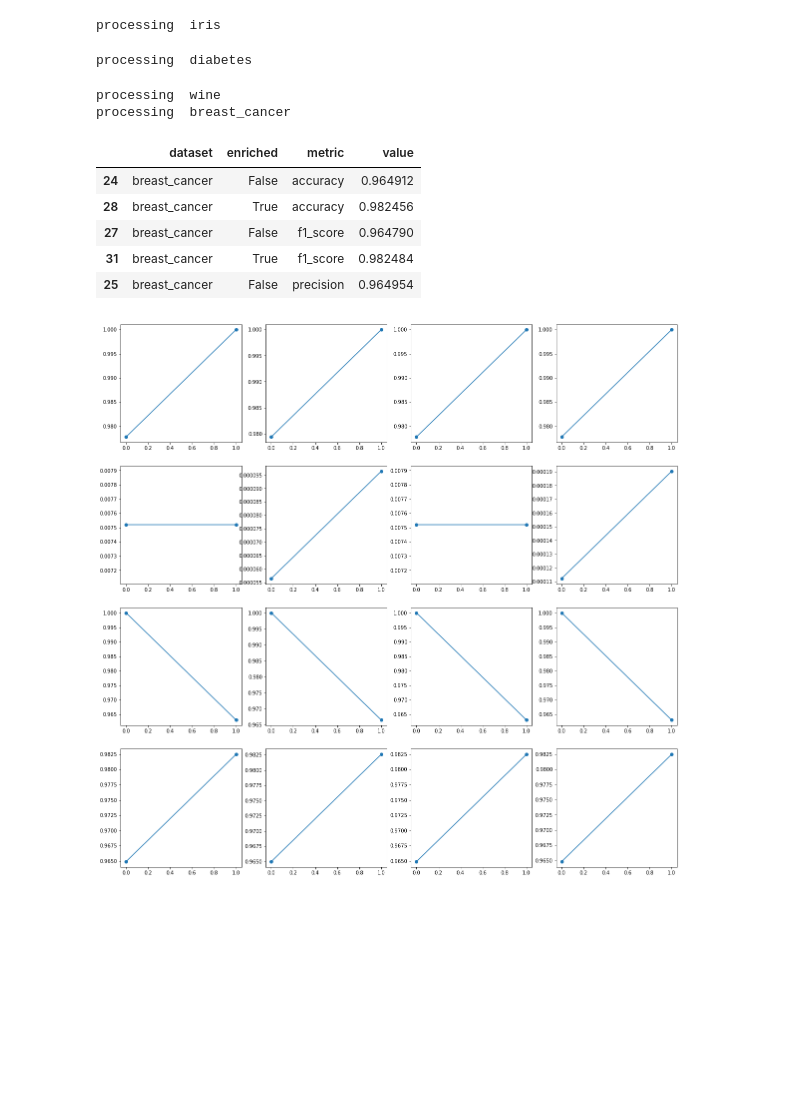
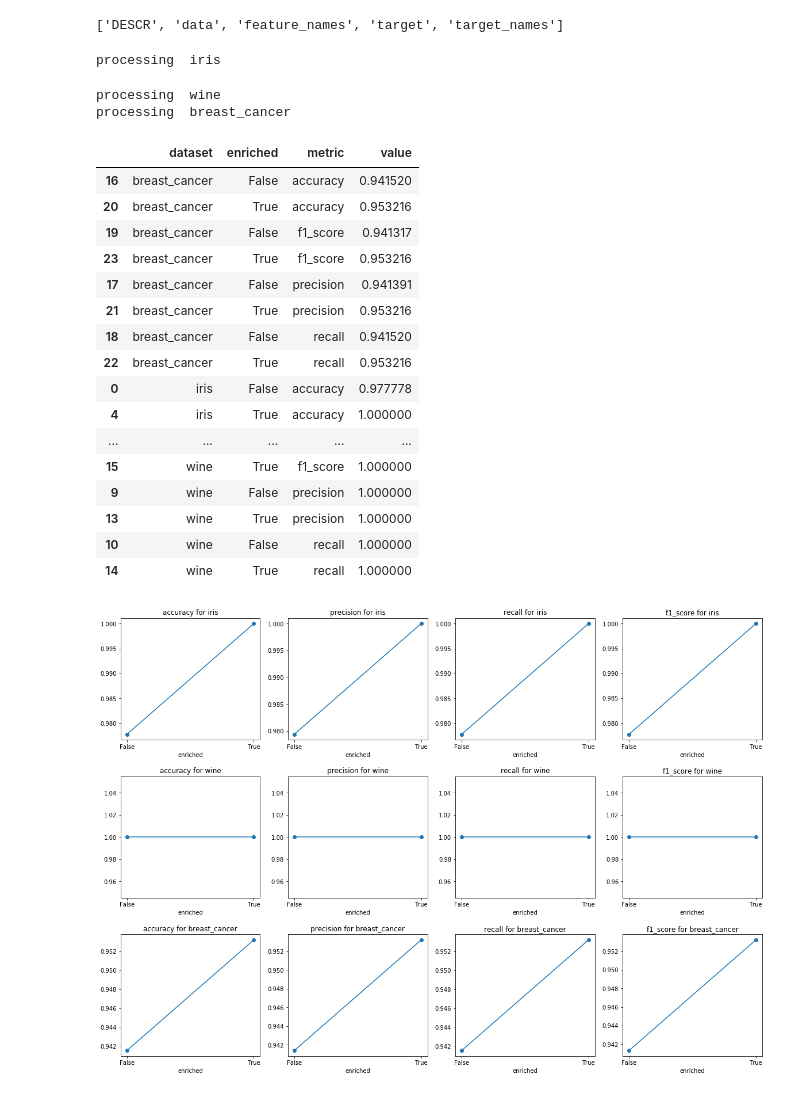
Before and after one commit to rossrco/experiments, a Jupyter notebook: machine_learning_combinatorics/feature_engineer_testing.ipynb, the cells around one changed output. Cells and saved outputs as stored; diff of their text form; code cells hidden in the pictures; blank space fills up the shorter version.

```diff
--- a/machine_learning_combinatorics/feature_engineer_testing.ipynb
+++ b/machine_learning_combinatorics/feature_engineer_testing.ipynb
@@ -47,8 +32,8 @@ def display_metrics(y_test, y_pred):
     print('F1 score: {:.2f}'.format(f1_score(y_test, y_pred, average = 'weighted')))
 
 def train_and_predict(model, X_train, X_test, y_train):
-    logistic_clf.fit(X_train, y_train)
-    y_pred = logistic_clf.predict(X_test)
+    model.fit(X_train, y_train)
+    y_pred = model.predict(X_test)
     return y_pred
 
 def append_metric_results(df, metrics, y_test, y_pred, dataset_name, enriched_flag, columns):
@@ -61,16 +46,12 @@ def append_metric_results(df, metrics, y_test, y_pred, dataset_name, enriched_fl
 
     return df
 
-def get_results_before_after_enrichment(dataset, dataset_name, model, scorer,
+def get_results_before_after_enrichment(dataset, dataset_name, metrics, model, scorer,
                                         splitter, hyperparameters, results = None):
 
-    metrics = {'accuracy' : {'metric' : accuracy_score, 'kwargs' : {'normalize' : True}},
-               'precision' : {'metric' : precision_score, 'kwargs' : {'average' : 'weighted'}},
-               'recall' : {'metric' : recall_score, 'kwargs' : {'average' : 'weighted'}},
-               'f1_score' : {'metric' : f1_score, 'kwargs' : {'average' : 'weighted'}}}
 
-    dataset_x = pd.DataFrame(dataset[0], columns = ['col_' + str(i) for i in range(dataset[0].shape[1])])
-    dataset_y = dataset[1]
+    dataset_x = pd.DataFrame(dataset.data, columns = dataset.feature_names)
+    dataset_y = dataset.target
 
     X_train, X_test, y_train, y_test = splitter(dataset_x.copy(), dataset_y, **hyperparameters['splitter_kwargs'])
 
@@ -94,9 +75,9 @@ def get_results_before_after_enrichment(dataset, dataset_name, model, scorer,
 
     return results
 # %%
-iris = load_iris(return_X_y = True)
-boston_housing = load_boston(return_X_y = True)
-diabetes = load_diabetes(return_X_y = True)
-linnerud = load_linnerud(return_X_y = True)
-wine = load_wine(return_X_y = True)
-breast_cancer = load_breast_cancer(return_X_y = True)
+iris = load_iris()
+boston_housing = load_boston()
+diabetes = load_diabetes()
+linnerud = load_linnerud()
+wine = load_wine()
+breast_cancer = load_breast_cancer()
@@ -103,3 +93,7 @@ breast_cancer = load_breast_cancer(return_X_y = True)
+# %%
+dir(iris)
+# %% [output]
+['DESCR', 'data', 'feature_names', 'target', 'target_names']
 # %%
 random_seed = 42
 test_size = 0.3
@@ -108,46 +102,53 @@ hyperparameters = {'random_seed' : random_seed,
                    'n_best' : 5,
                    'splitter_kwargs' : {'test_size' : test_size, 'random_state' : random_seed},
                    'scorer_kwargs' : {'average' : 'weighted'}}
-# %%
-datasets = {'iris' : iris,
-            #'boston_housing' : boston_housing,
-            'diabetes' : diabetes,
-            #'linnerud' : linnerud,
-            'wine' : wine,
-            'breast_cancer' : breast_cancer}
 # %%
 results = pd.DataFrame(columns = ['dataset', 'enriched', 'metric', 'value'])
 
 for dataset_name, dataset in datasets.items():
     print('processing ', dataset_name)
-    results = get_results_before_after_enrichment(dataset, dataset_name, LogisticRegression(), f1_score,
+    results = get_results_before_after_enrichment(dataset, dataset_name, metrics, GaussianNB(), f1_score,
                                         train_test_split, hyperparameters, results)
 # %% [output]
 processing  iris
-processing  diabetes
+processing  wine
+processing  breast_cancer
-processing  wine
-processing  breast_cancer
 # %%
-results.sort_values(by = ['dataset', 'metric', 'enriched']).head()
+results.sort_values(by = ['dataset', 'metric', 'enriched'])
 # %% [output]
 |  | dataset | enriched | metric | value |
-| 24 | breast_cancer | False | accuracy | 0.964912 |
-| 28 | breast_cancer | True | accuracy | 0.982456 |
-| 27 | breast_cancer | False | f1_score | 0.964790 |
-| 31 | breast_cancer | True | f1_score | 0.982484 |
-| 25 | breast_cancer | False | precision | 0.964954 |
+| 16 | breast_cancer | False | accuracy | 0.941520 |
+| 20 | breast_cancer | True | accuracy | 0.953216 |
+| 19 | breast_cancer | False | f1_score | 0.941317 |
+| 23 | breast_cancer | True | f1_score | 0.953216 |
+| 17 | breast_cancer | False | precision | 0.941391 |
+| 21 | breast_cancer | True | precision | 0.953216 |
+| 18 | breast_cancer | False | recall | 0.941520 |
+| 22 | breast_cancer | True | recall | 0.953216 |
+| 0 | iris | False | accuracy | 0.977778 |
+| 4 | iris | True | accuracy | 1.000000 |
+| ... | ... | ... | ... | ... |
+| 15 | wine | True | f1_score | 1.000000 |
+| 9 | wine | False | precision | 1.000000 |
+| 13 | wine | True | precision | 1.000000 |
+| 10 | wine | False | recall | 1.000000 |
+| 14 | wine | True | recall | 1.000000 |
 # %%
-fig = plt.figure(figsize = (20, 20))
+fig = plt.figure(figsize = (20, 14))
 len_x = len(results.dataset.unique())
 len_y = len(results.metric.unique())
 i = 0
 for dataset in results.dataset.unique():
     for metric in results.metric.unique():
         i += 1
         ax = plt.subplot(len_x, len_y, i)
         to_plot = results[(results.dataset == dataset) & (results.metric == metric)]
         x_ticks = np.arange(len(to_plot.enriched))
         ax.plot(x_ticks, to_plot.value, marker = 'o')
-        ax.set_xticks(x_ticks, to_plot.enriched.tolist())
+        ax.set_title('%s for %s' % (metric, dataset))
+        ax.set_xticks(x_ticks)
+        ax.set_xticklabels(to_plot.enriched.tolist())
+        ax.set_xlabel('enriched')
+plt.subplots_adjust(hspace = 0.3)
 # %% [output]
-[figure, old version]
+[figure, new version]
```
Also changed, not shown: parts of 14 cells of this notebook, 1 other file.
